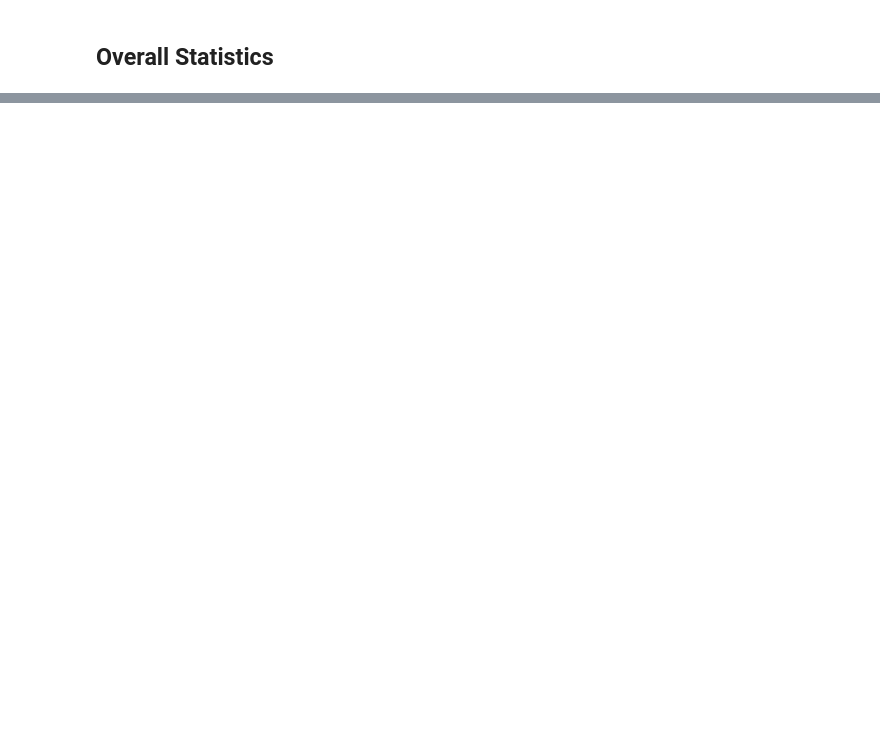
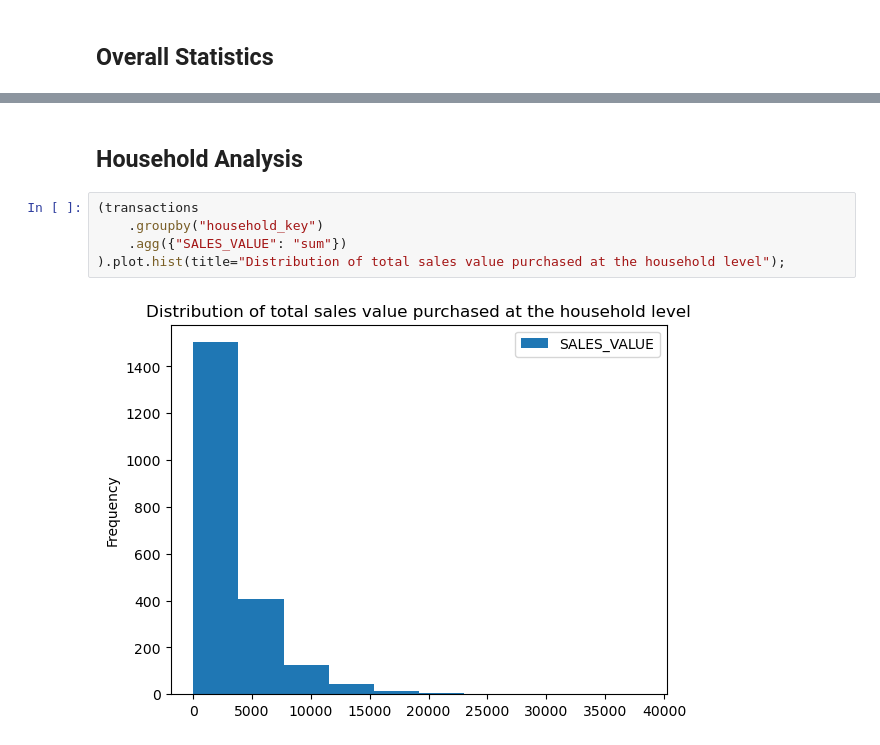
Before and after one commit to DanhHoangLongDuong/Acquisition-Target-Analysis, a Jupyter notebook: main.ipynb, the cells around one changed output, grey strips where cells are left out. Drawn from its saved outputs; the diff is of its cells as text; blank space fills up the shorter version.

```diff
--- a/main.ipynb
+++ b/main.ipynb
@@ -140,0 +161,9 @@ transactions
+# %% [markdown]
+## Household Analysis
+# %%
+(transactions
+    .groupby("household_key")
+    .agg({"SALES_VALUE": "sum"})
+).plot.hist(title="Distribution of total sales value purchased at the household level");
+# %% [output]
+[figure, added]
```
Also changed, not shown: parts of 18 cells of this notebook.
